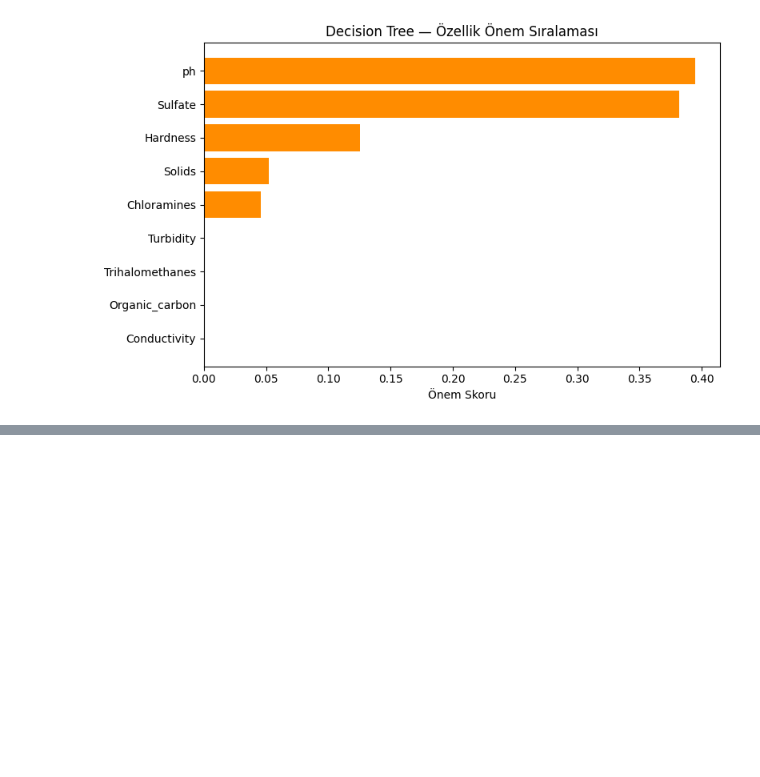
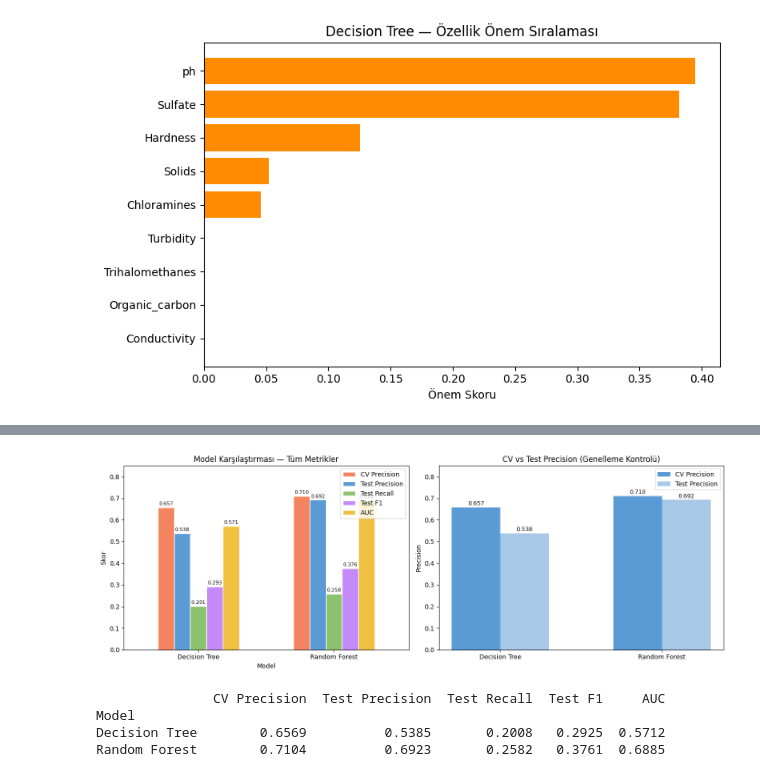
Before and after one commit to sibhelia/AquaPredict, a Jupyter notebook: notebooks/models_training.ipynb, the cells around one changed output, grey strips where cells are left out. Drawn from its saved outputs; the diff is of its cells as text; code cells hidden in the pictures; blank space fills up the shorter version.

```diff
--- a/notebooks/models_training.ipynb
+++ b/notebooks/models_training.ipynb
@@ -348,0 +427,51 @@ plt.show()
+# %%
+y_pred_rf = best_model.predict(X_test)
+y_pred_dt = best_dt.predict(X_test)
+
+results = {
+    "Model"          : ["Decision Tree", "Random Forest"],
+    "CV Precision"   : [dt_grid_search.best_score_, grid_search.best_score_],
+    "Test Precision" : [precision_score(y_test, y_pred_dt), precision_score(y_test, y_pred_rf)],
+    "Test Recall"    : [recall_score(y_test, y_pred_dt), recall_score(y_test, y_pred_rf)],
+    "Test F1"        : [f1_score(y_test, y_pred_dt), f1_score(y_test, y_pred_rf)],
+    "AUC"            : [auc_dt, auc_rf],
+}
+df_results = pd.DataFrame(results).set_index("Model")
+
+fig, axes = plt.subplots(1, 2, figsize=(14, 5))
+
+df_results.plot(kind="bar", ax=axes[0], rot=0, width=0.6,
+                color=["#f4845f", "#5b9bd5", "#8dc26f", "#c58af9", "#f0c040"],
+                edgecolor="white")
+axes[0].set_title("Model Karşılaştırması — Tüm Metrikler")
+axes[0].set_ylabel("Skor")
+axes[0].set_ylim(0, 0.85)
+for container in axes[0].containers:
+    axes[0].bar_label(container, fmt="%.3f", fontsize=8, padding=2)
+
+x = [0, 1]
+width = 0.3
+bars1 = axes[1].bar([i - width/2 for i in x], df_results["CV Precision"],
+                     width=width, label="CV Precision", color="#5b9bd5")
+bars2 = axes[1].bar([i + width/2 for i in x], df_results["Test Precision"],
+                     width=width, label="Test Precision", color="#a8c8e8")
+axes[1].set_xticks(x)
+axes[1].set_xticklabels(df_results.index)
+axes[1].set_title("CV vs Test Precision (Genelleme Kontrolü)")
+axes[1].set_ylabel("Precision")
+axes[1].set_ylim(0, 0.85)
+axes[1].legend()
+for bar in list(bars1) + list(bars2):
+    axes[1].text(bar.get_x() + bar.get_width()/2, bar.get_height() + 0.01,
+                 f"{bar.get_height():.3f}", ha="center", fontsize=9)
+
+plt.tight_layout()
+plt.show()
+
+print(df_results.round(4).to_string())
+# %% [output]
+[figure, added]
+               CV Precision  Test Precision  Test Recall  Test F1     AUC
+Model
+Decision Tree        0.6569          0.5385       0.2008   0.2925  0.5712
+Random Forest        0.7104          0.6923       0.2582   0.3761  0.6885
```
Also changed, not shown: parts of 7 cells of this notebook, 1 other file.
